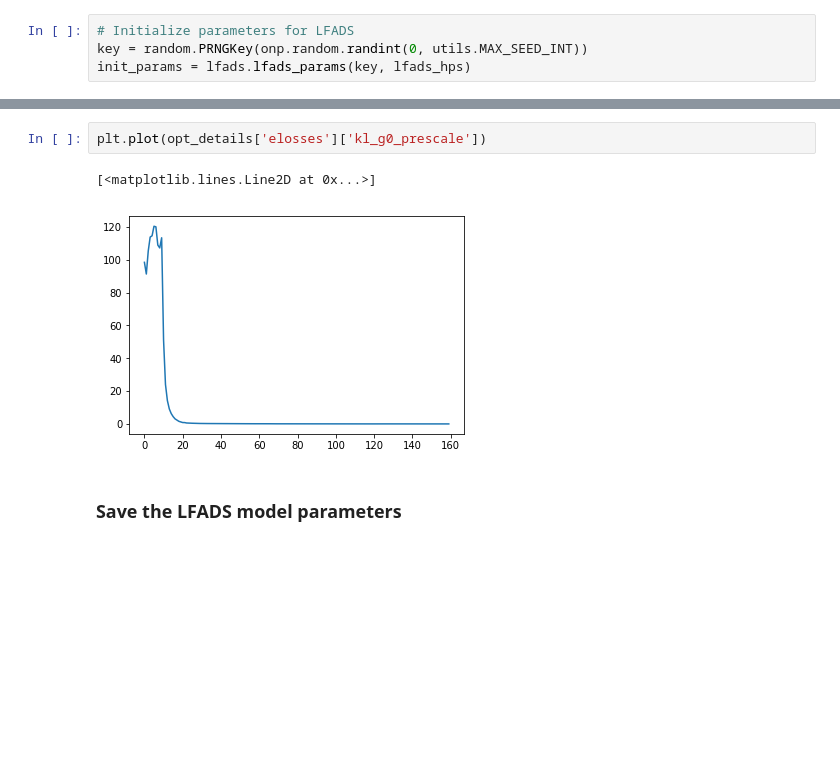
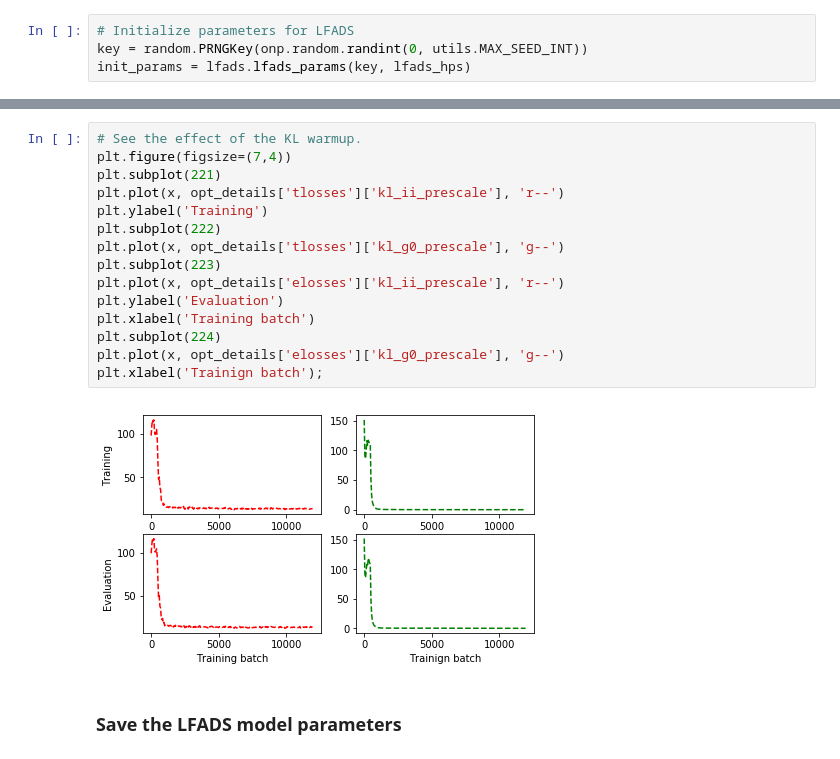
Before and after one commit to google-research/computation-thru-dynamics, a Jupyter notebook: notebooks/LFADS Tutorial.ipynb, the cells around one changed output, grey strips where cells are left out. Cells and saved outputs as stored; diff of their text form; blank space fills up the shorter version.

```diff
--- a/notebooks/LFADS Tutorial.ipynb
+++ b/notebooks/LFADS Tutorial.ipynb
@@ -357,8 +382,20 @@ plt.xlabel('Training batch');
-# %%
-plt.plot(opt_details['elosses']['kl_g0_prescale'])
-# %% [output]
-[<matplotlib.lines.Line2D at 0x...>]
-[figure, removed]
+# %%
+# See the effect of the KL warmup.
+plt.figure(figsize=(7,4))
+plt.subplot(221)
+plt.plot(x, opt_details['tlosses']['kl_ii_prescale'], 'r--')
+plt.ylabel('Training')
+plt.subplot(222)
+plt.plot(x, opt_details['tlosses']['kl_g0_prescale'], 'g--')
+plt.subplot(223)
+plt.plot(x, opt_details['elosses']['kl_ii_prescale'], 'r--')
+plt.ylabel('Evaluation')
+plt.xlabel('Training batch')
+plt.subplot(224)
+plt.plot(x, opt_details['elosses']['kl_g0_prescale'], 'g--')
+plt.xlabel('Trainign batch');
+# %% [output]
+[figure, added]
 # %% [markdown]
 ### Save the LFADS model parameters
 # %%
```
Also changed, not shown: parts of 15 cells of this notebook, 1 other file.
